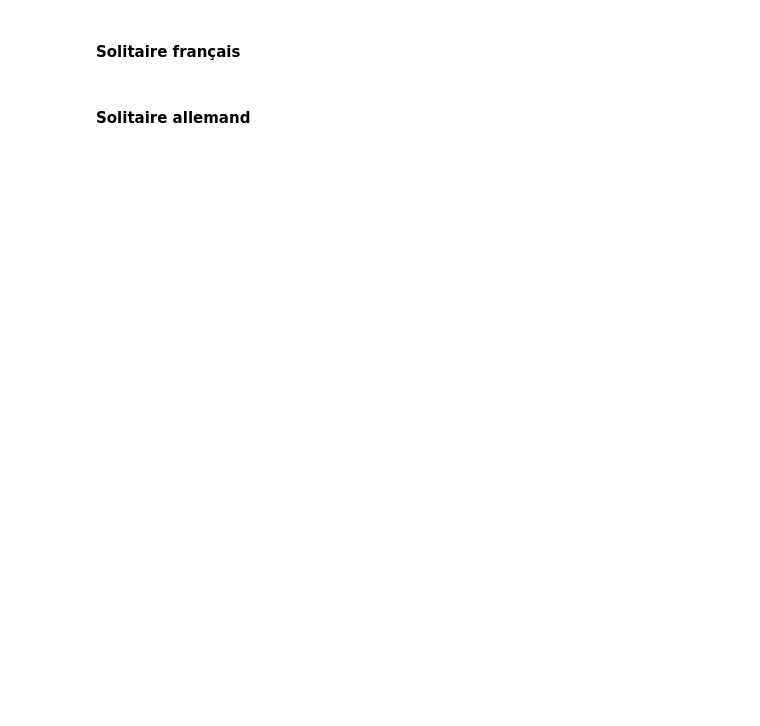
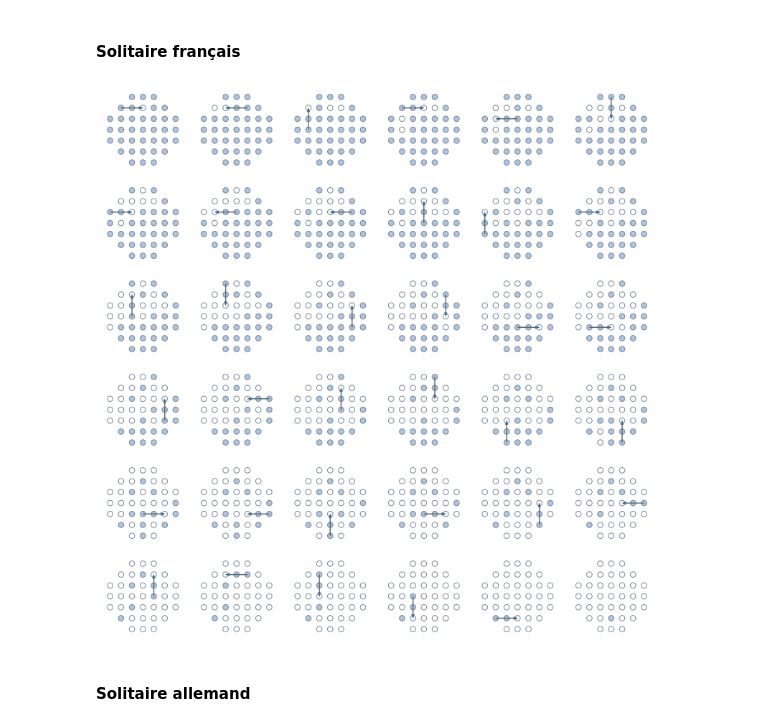
Before and after one commit to YvesLemaire/Jupyter-Puzzles, a Jupyter notebook: python/solitaire/solitaire.ipynb, the cells around one changed output. Saved outputs shown, nothing was run; the diff lists cells and outputs as text; code cells hidden in the pictures; blank space fills up the shorter version.

```diff
--- a/python/solitaire/solitaire.ipynb
+++ b/python/solitaire/solitaire.ipynb
@@ -149,7 +150,7 @@ def solve(initial_board, final = None):
 import matplotlib
 import matplotlib.pyplot as plt
 
-def plot_board(board, name = '', move = None):
+def imBoard(board, move = None):
 
     height = len(board)
 
@@ -175,10 +176,7 @@ def plot_board(board, name = '', move = None):
                                head_length = .35,
                                length_includes_head = True,
                                ec = 'dimgray'))
-    #else: # sans ce "else", ça ne marche pas ??
-    #     ax.add_patch(plt.arrow(0,0,0,0))
     ax.plot()
-    if name:
-        plt.savefig(name)
-        plt.close() # évite l'affichage
+    plt.close()
+    return displayImages.fig2im(fig)
 # %%
@@ -188,19 +186,22 @@ plot_board(french_board, move = ((1, 1), (1, 3)))
 # %% [markdown]
 ### Affichage d'une solution
 # %%
-def write_sol(state, prefix, sol):
-    """Stockage"""
-    prefix = f'{global_prefix}images/{prefix}-'
-    for c, action in enumerate(sol):
-        plot_board(state, name = f'{prefix}{c}', move = action)
+def imsSol(state, sol):
+    l = []
+    for action in sol:
+        l.append(imBoard(state, move = action))
         state = delta(state,action)
-    plot_board(state, name = f'{prefix}{len(sol)}')
+    l.append(imBoard(state))
+    return l
 
+#! mkdir images
+def writeSol(ims, prefix):
+    for i, im in enumerate(ims):
+        im.save(f'{global_prefix}images/{prefix}-{i}.png', format = 'png')
 
-def display_sol(board, prefix):
-    import displayImages
-    display_images = displayImages.mpl if IN_COLAB else displayImages.widgets # il y a aussi displayImages.cv
-    return display_images(f'{global_prefix}images/{prefix}-', nb_pegs(board) - 1)
+def displaySol(prefix):
+    display_images = displayImages.mpl if IN_COLAB else displayImages.cv # ou widgets
+    return display_images(f'{global_prefix}images/{prefix}-')
 # %% [markdown]
 #### Solitaire anglais
 # %%
@@ -219 +215,8 @@ write_sol(french_board, 'french', french_sol)
+# %%
+french_sol = solve(french_board) # 2 mn
+french_ims = imsSol(french_board, french_sol)
+writeSol(french_ims, 'french')
+displayImages.concat(french_ims, nbColonnes=6, border = 30)
+# %% [output]
+[figure, added]
 # %%
```
Also changed, not shown: parts of 9 cells of this notebook.
